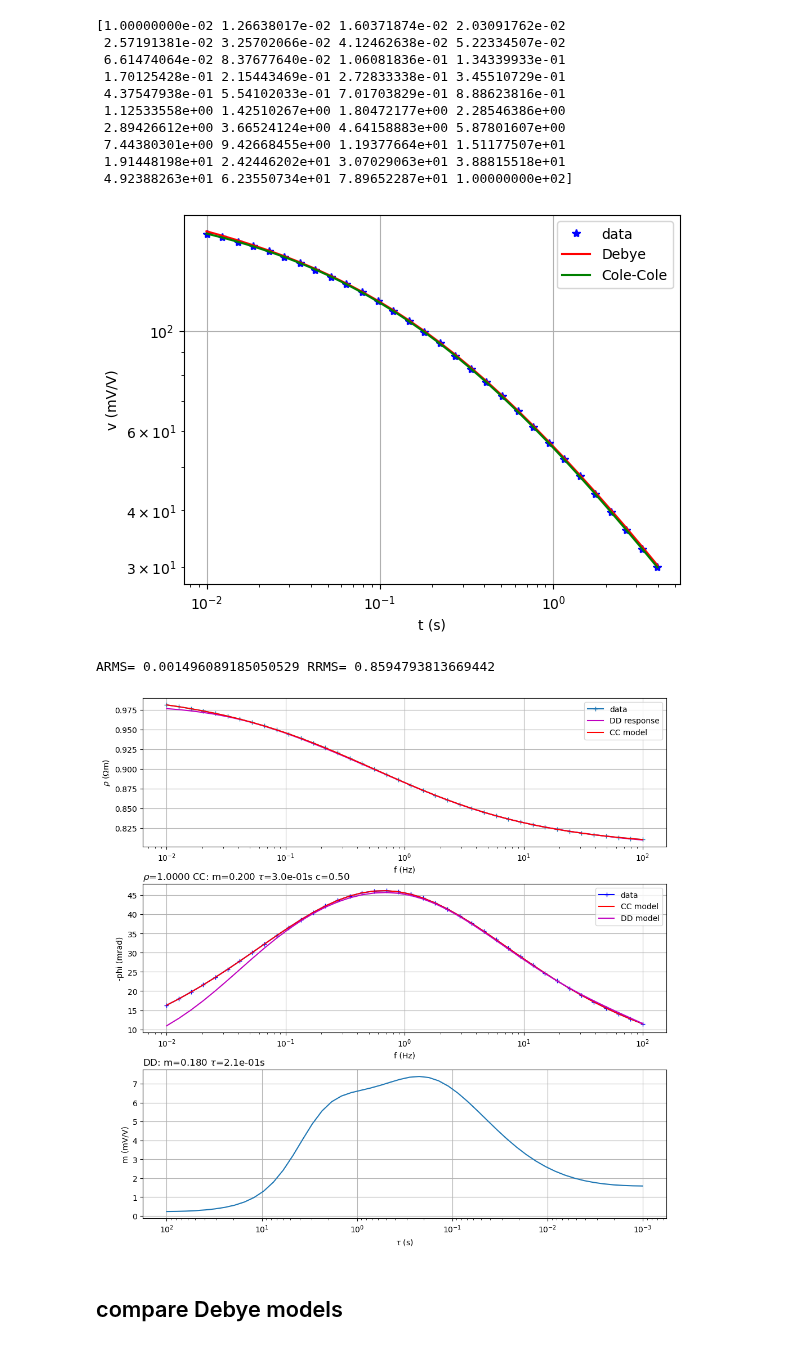
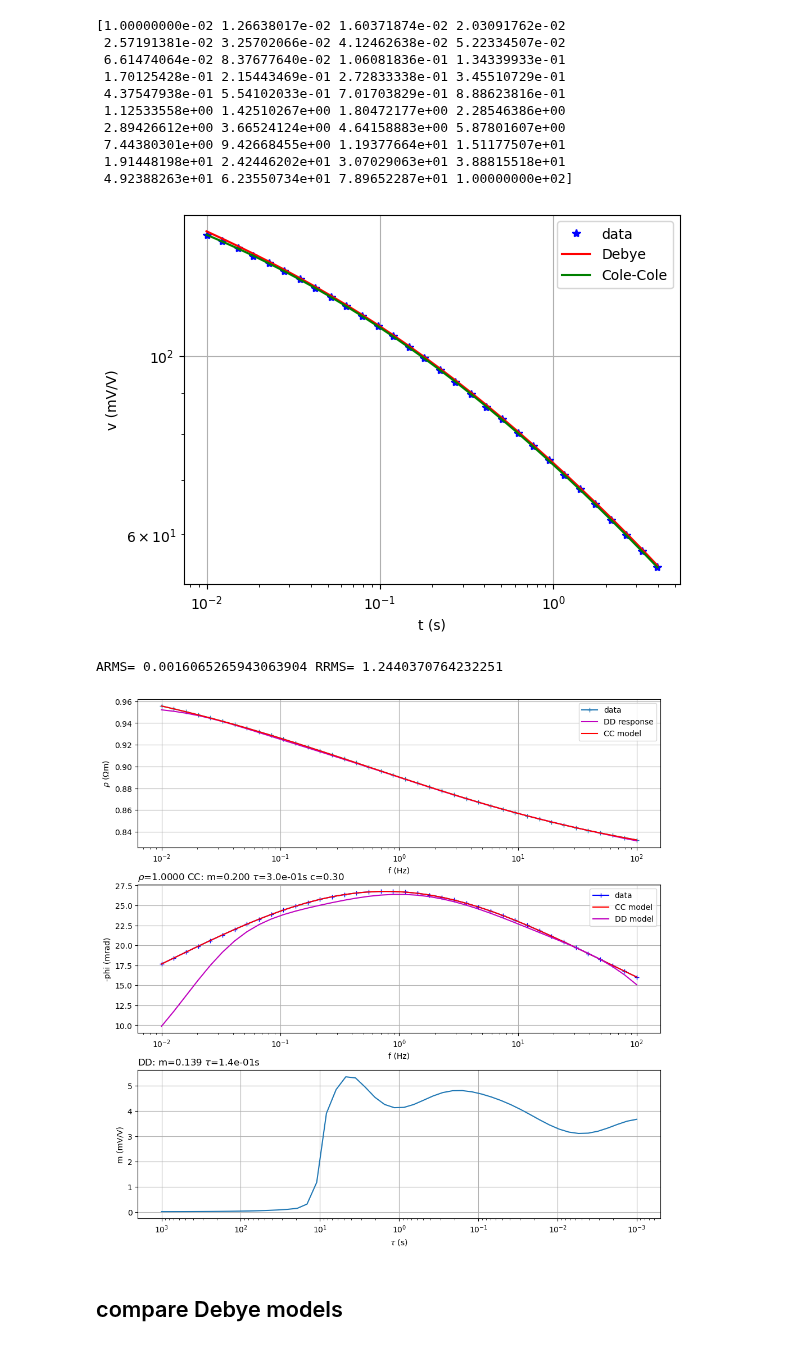
Before and after one commit to gimli-org/notebooks, a Jupyter notebook: IP/TDFD/compareTDFDspec.ipynb, the cells around one changed output. Drawn from its saved outputs; the diff is of its cells as text; code cells hidden in the pictures.

```diff
--- a/IP/TDFD/compareTDFDspec.ipynb
+++ b/IP/TDFD/compareTDFDspec.ipynb
@@ -7,7 +7,7 @@ from pygimli.physics import SIP
 import pybert as pb
 # %%
 # define Cole-Cole model and t/f axis
-synthCC = dict(rho=1, m=0.2, tau=0.3, c=0.5)
+synthCC = dict(rho=1, m=0.2, tau=0.3, c=0.3)
 # %%
 t = np.logspace(-2, 0.6, 30)
 print(t)
@@ -37,21 +37,21 @@ decay.v = decay.simulate(**synthCC)
 # decay.show(xScale="log", yScale="log")
 # %%
 decay.invert()
-taus = np.logspace(-3, +2, 50)
+taus = np.logspace(-3, +3, 50)
 decay.decompose(error=0.01, tau=taus)
 decay.showAll(xScale="log", yScale="log");
 # %% [output]
-[figure, old version]
+[figure, new version]
 # %%
 # Frequency domain
 rhoC = SIP.modelColeColeRho(f, **synthCC)
 spec = SIP.SIPSpectrum(f=f, amp=np.abs(rhoC), phi=-np.angle(rhoC))
 spec.fitColeCole()
-spec.fitDebyeModel(tau=taus)
+spec.fitDebyeModel(tau=taus, blockyModel=True)
 spec.showAll();
 # %% [output]
-ARMS= 0.001496089185050529 RRMS= 0.8594793813669442
+ARMS= 0.0016065265943063904 RRMS= 1.2440370764232251
-[figure, old version]
+[figure, new version]
 # %% [markdown]
 ## compare Debye models
 # %%
```
Also changed, not shown: parts of 2 cells of this notebook, 1 other file.
